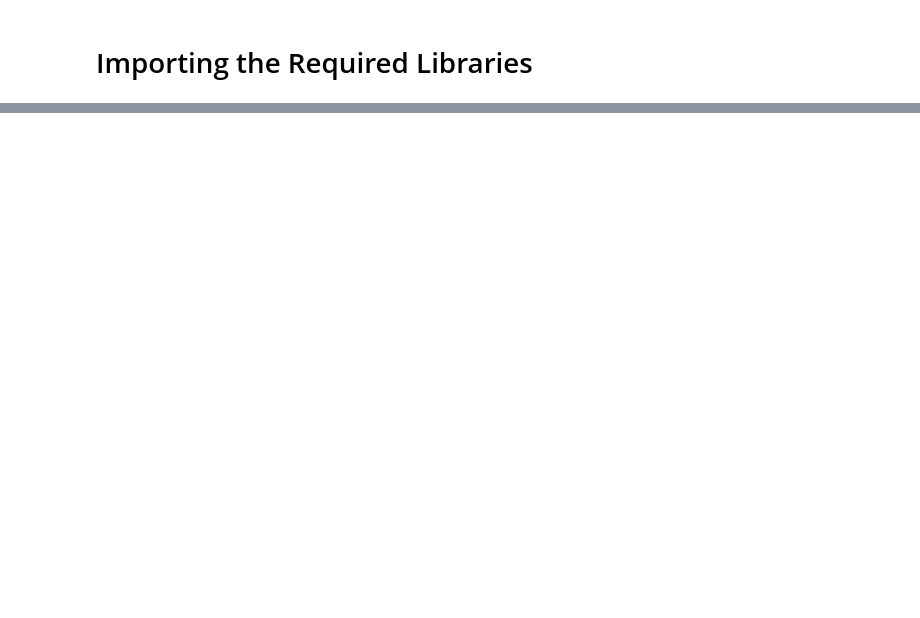
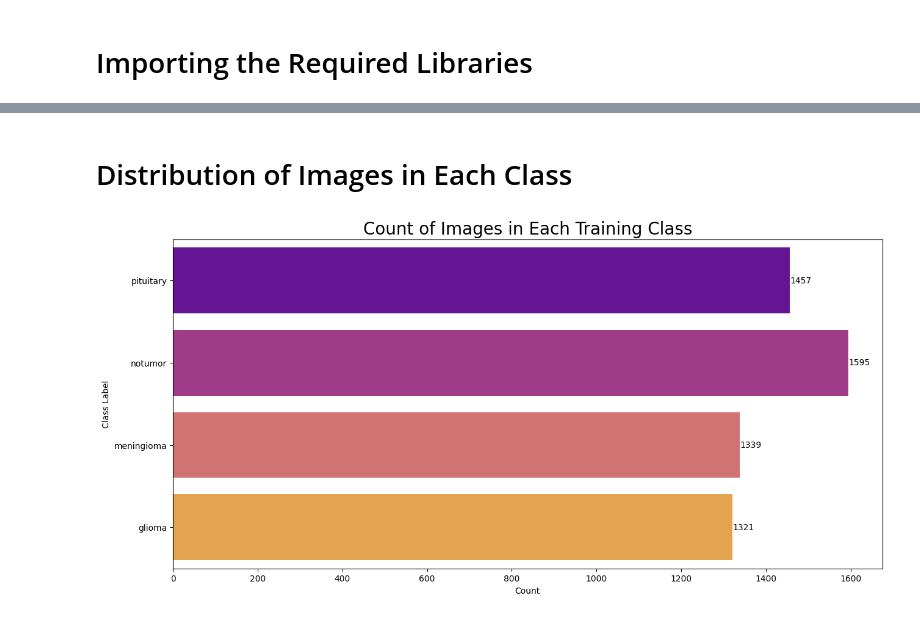
Before and after one commit to usamasafdarvirk/A_Deep_Learning_Approach_to_Precise_MRI_Brain_Tumor_Diagnosis, a Jupyter notebook: MRI_Image_Classification_Using_Deep_Learning.ipynb, the cells around one changed output, grey strips where cells are left out. Cells and saved outputs as stored; diff of their text form; code cells hidden in the pictures; blank space fills up the shorter version.

```diff
--- a/MRI_Image_Classification_Using_Deep_Learning.ipynb
+++ b/MRI_Image_Classification_Using_Deep_Learning.ipynb
@@ -60,0 +62,3 @@ Training Labels: []
+# %%
+train_df = generate_training_df('/content/drive/MyDrive/MRI_Brain_Image_Classification/Training')
+train_df
@@ -60,0 +96,32 @@ Training Labels: []
+# %% [markdown]
+# Distribution of Images in Each Class
+# %%
+def plot_class_distribution(dataframe, column_name, plot_title, color_palette='coolwarm'):
+    """
+    Plots the count of images in each class in the provided DataFrame.
+
+    Parameters:
+    dataframe (pd.DataFrame): DataFrame containing the class labels.
+    column_name (str): Name of the column containing class labels.
+    plot_title (str): Title of the plot.
+    color_palette (str): Color palette to use for the plot (default is 'coolwarm').
+
+    Returns:
+    None
+    """
+    plt.figure(figsize=(15, 7))
+    ax = sns.countplot(data=dataframe, y=column_name, palette=color_palette)
+
+    plt.xlabel('Count')
+    plt.ylabel('Class Label')
+    plt.title(plot_title, fontsize=20)
+
+    # Adding the labels to the bars
+    for container in ax.containers:
+        ax.bar_label(container)
+
+    plt.show()
+
+plot_class_distribution(train_df, 'Label', 'Count of Images in Each Training Class', color_palette='plasma')
+# %% [output]
+[figure, added]
```
Also changed, not shown: parts of 14 cells of this notebook.
